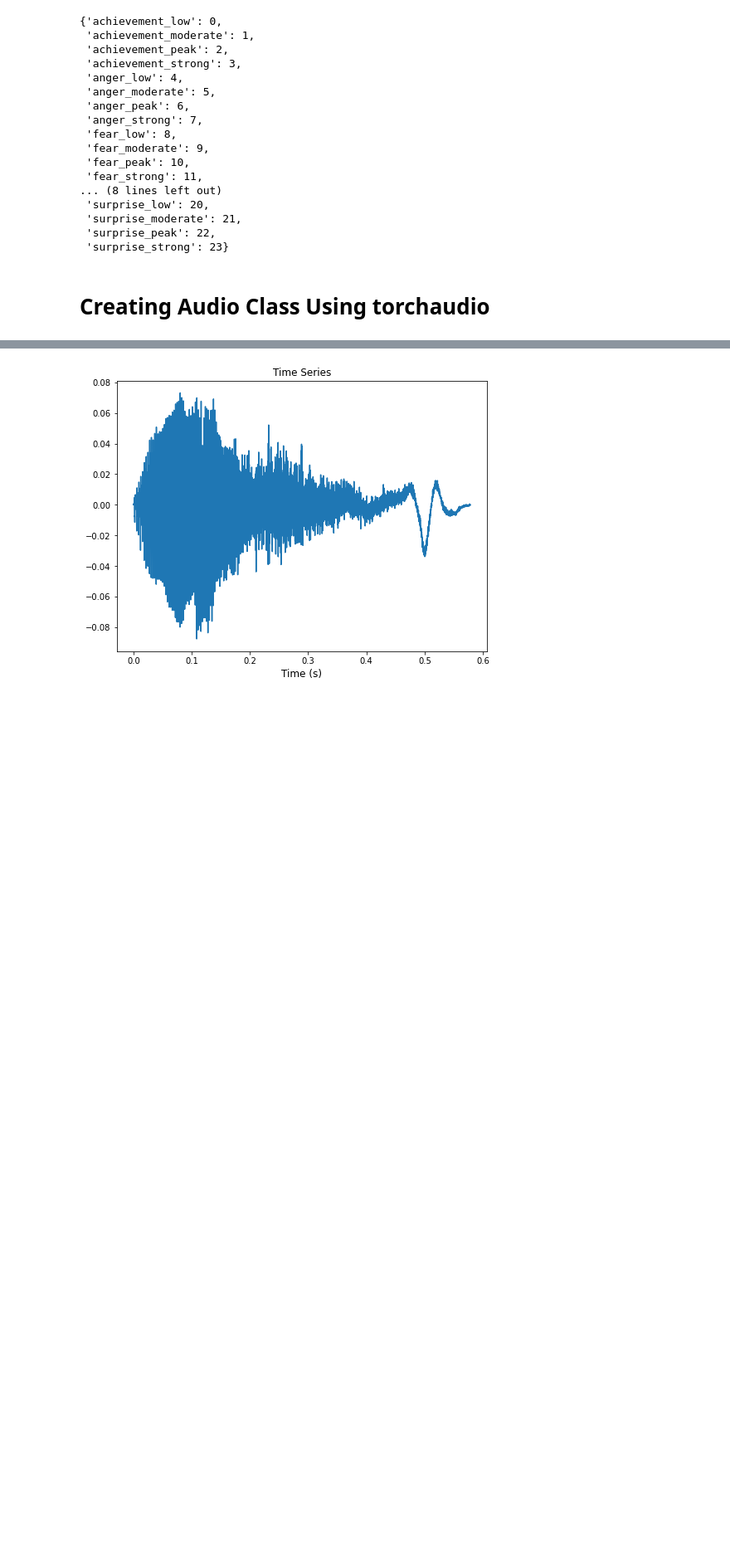
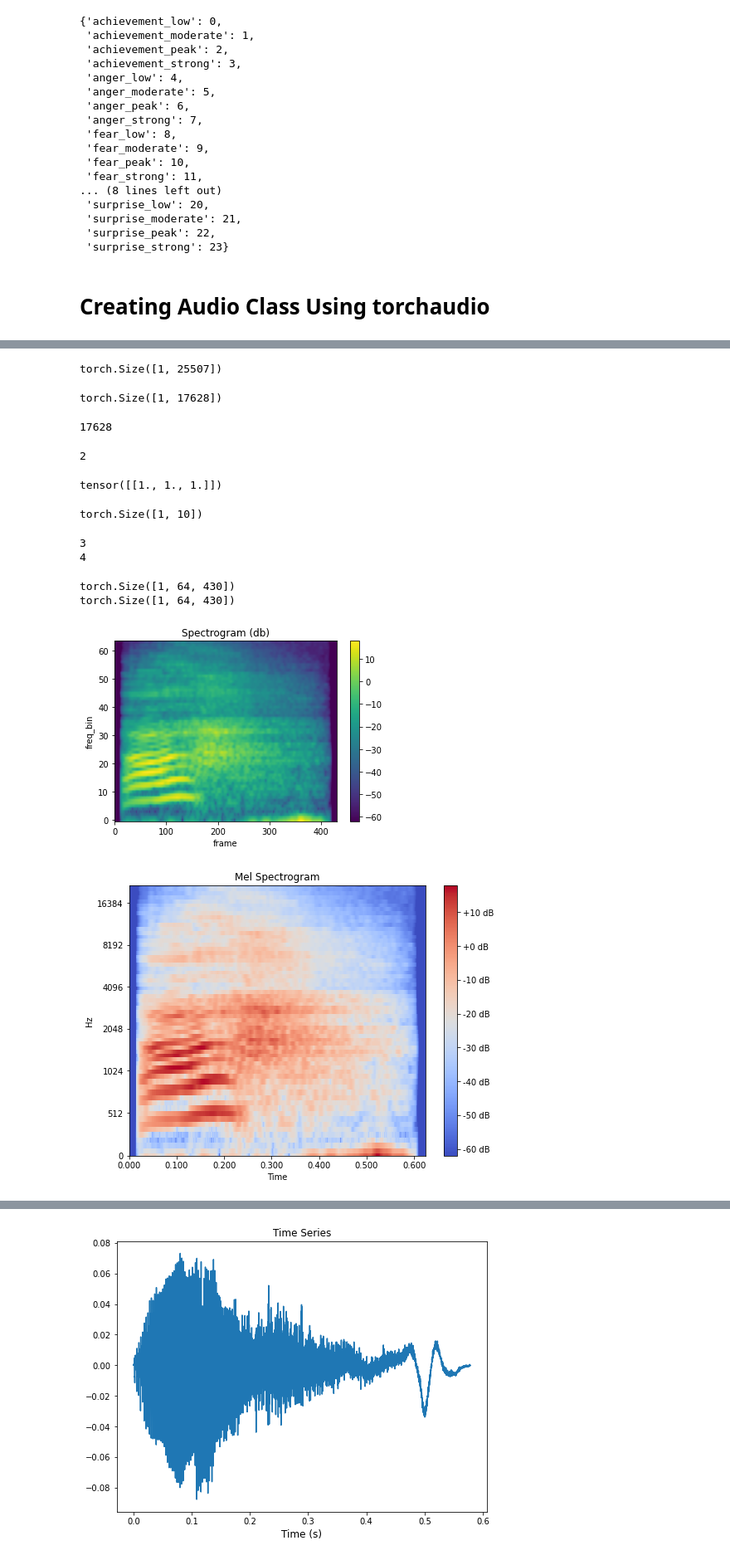
Before and after one commit to pakdaniel/DataMiningFinal, a Jupyter notebook: DataMiningFinal.ipynb, the cells around one changed output, grey strips where cells are left out. Shown: that part at 83% size. Cells and saved outputs as stored; diff of their text form; code cells hidden in the pictures; blank space fills up the shorter version.

```diff
--- a/DataMiningFinal.ipynb
+++ b/DataMiningFinal.ipynb
@@ -275,0 +299,16 @@ class Audio():
+# %%
+def plot_spectrogram(spec, title=None, ylabel='freq_bin', aspect='auto', xmax=None):
+  fig, axs = plt.subplots(1, 1)
+  axs.set_title(title or 'Spectrogram (db)')
+  axs.set_ylabel(ylabel)
+  axs.set_xlabel('frame')
+  im = axs.imshow(librosa.power_to_db(spec), origin='lower', aspect=aspect)
+  if xmax:
+    axs.set_xlim((0, xmax))
+  fig.colorbar(im, ax=axs)
+  plt.show(block=False)
+# %%
+n_fft = 1024
+n_mels = 64
+top_db = 80
+hop_length = 64
@@ -275,0 +323,10 @@ class Audio():
+# %%
+audio0, sr = torchaudio.load(audio_paths[0])
+audio0.size()
+# %% [output]
+torch.Size([1, 25507])
+# %%
+audio1, sr = torchaudio.load(audio_paths[1])
+audio1.size()
+# %% [output]
+torch.Size([1, 17628])
@@ -275,0 +335,18 @@ class Audio():
+# %%
+b
+# %% [output]
+17628
+# %%
+audio1.dim()
+# %% [output]
+2
+# %%
+test = torch.ones(1,3)
+
+print(test)
+
+
+pad(test, 10).size()
+# %% [output]
+tensor([[1., 1., 1.]])
+torch.Size([1, 10])
@@ -275,0 +368,33 @@ class Audio():
+# %%
+a = 10
+b = 3
+left = math.floor((a-b)/2)
+right = (a-b)-left
+
+print(left)
+print(right)
+# %% [output]
+3
+4
+# %%
+print(melspec.size())
+
+melspec = transforms.MelSpectrogram(sr, n_fft=n_fft, hop_length=hop_length, n_mels=n_mels, pad=1000)(audio)
+
+print(melspec.size())
+
+
+plot_spectrogram(melspec[0])
+
+melspec = transforms.AmplitudeToDB(top_db = 80, stype = "power")(melspec)
+# melspec = librosa.power_to_db(melspec[0].numpy(), ref=80)
+
+plt.figure(figsize=(8,6))
+librosa.display.specshow(melspec[0].numpy(), sr=sr, hop_length=hop_length, x_axis='time', y_axis='mel');
+plt.colorbar(format='%+2.0f dB');
+plt.title('Mel Spectrogram', fontsize=12);
+# %% [output]
+torch.Size([1, 64, 430])
+torch.Size([1, 64, 430])
+[figure, added]
+[figure, added]
```
Also changed, not shown: parts of 31 cells of this notebook.
